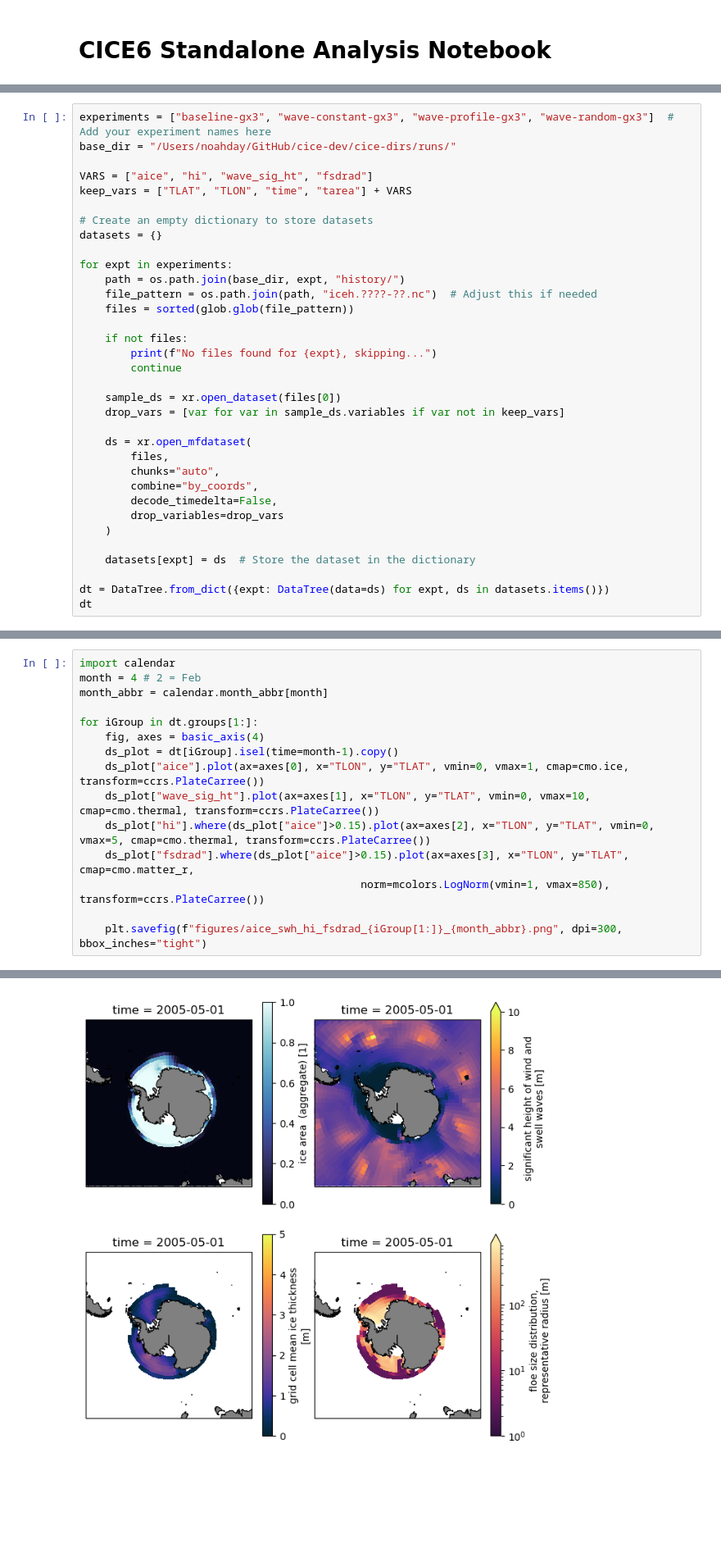
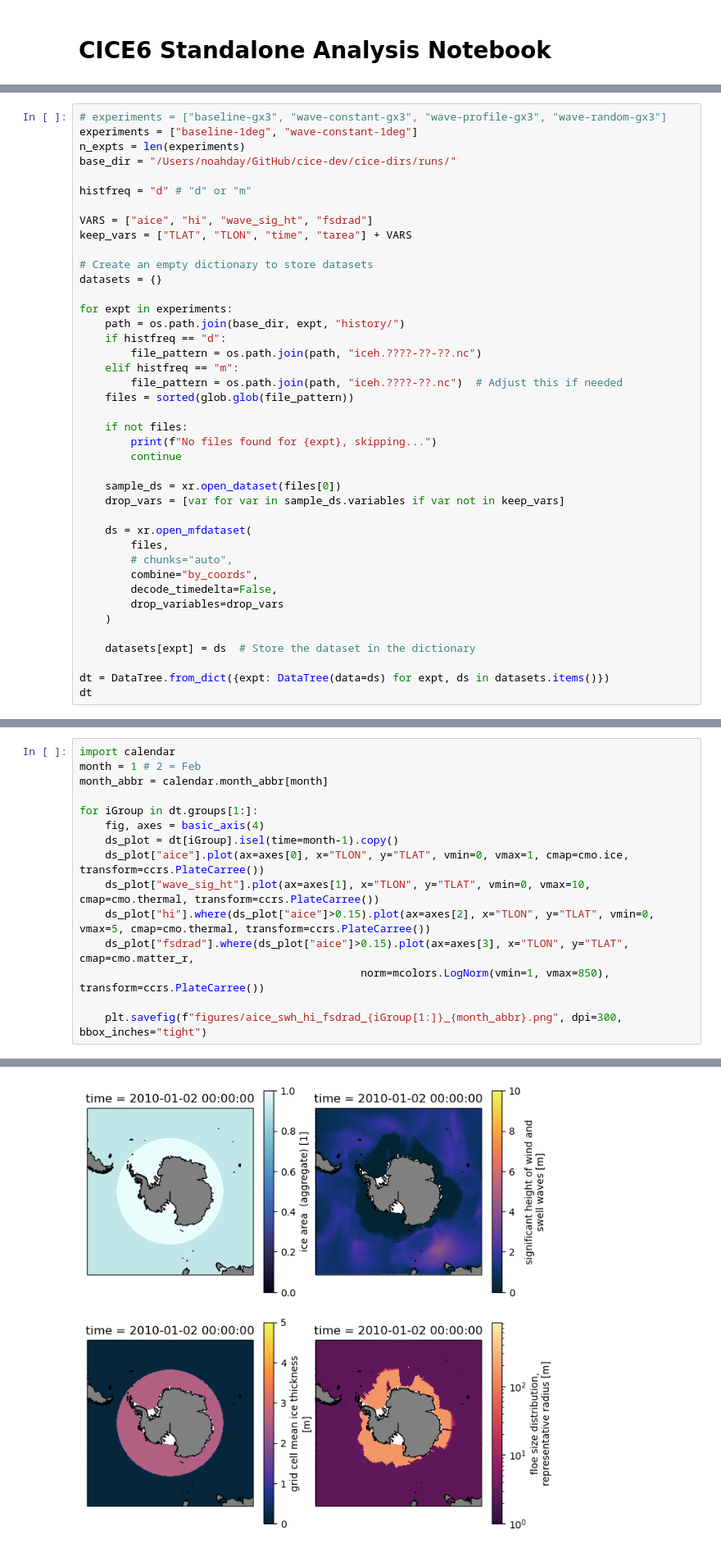
Before and after one commit to NoahDay/access-om3-analysis, a Jupyter notebook: CICE6_standalone.ipynb, the cells around one changed output, grey strips where cells are left out. Shown at 82% size. Cells and saved outputs as stored; diff of their text form; blank space fills up the shorter version.

```diff
--- a/CICE6_standalone.ipynb
+++ b/CICE6_standalone.ipynb
@@ -26,8 +28,12 @@ import matplotlib.colors as mcolors
 
 warnings.filterwarnings('ignore')
 # %%
-experiments = ["baseline-gx3", "wave-constant-gx3", "wave-profile-gx3", "wave-random-gx3"]  # Add your experiment names here
+# experiments = ["baseline-gx3", "wave-constant-gx3", "wave-profile-gx3", "wave-random-gx3"]
+experiments = ["baseline-1deg", "wave-constant-1deg"]
+n_expts = len(experiments)
 base_dir = "/Users/noahday/GitHub/cice-dev/cice-dirs/runs/"
+
+histfreq = "d" # "d" or "m"
 
 VARS = ["aice", "hi", "wave_sig_ht", "fsdrad"]
 keep_vars = ["TLAT", "TLON", "time", "tarea"] + VARS
@@ -37,7 +43,10 @@ datasets = {}
 
 for expt in experiments:
     path = os.path.join(base_dir, expt, "history/")
-    file_pattern = os.path.join(path, "iceh.????-??.nc")  # Adjust this if needed
+    if histfreq == "d":
+        file_pattern = os.path.join(path, "iceh.????-??-??.nc")
+    elif histfreq == "m":
+        file_pattern = os.path.join(path, "iceh.????-??.nc")  # Adjust this if needed
     files = sorted(glob.glob(file_pattern))
 
     if not files:
@@ -49,7 +58,7 @@ for expt in experiments:
 
     ds = xr.open_mfdataset(
         files,
-        chunks="auto",
+        # chunks="auto",
         combine="by_coords",
         decode_timedelta=False,
         drop_variables=drop_vars
@@ -148,6 +126,6 @@ calendar.month_abbr[2]
 # %%
 import calendar
-month = 4 # 2 = Feb
+month = 1 # 2 = Feb
 month_abbr = calendar.month_abbr[month]
 
 for iGroup in dt.groups[1:]:
@@ -165 +143 @@ for iGroup in dt.groups[1:]:
-[figure, old version]
+[figure, new version]
```
Also changed, not shown: parts of 15 cells of this notebook, 3 other files.
